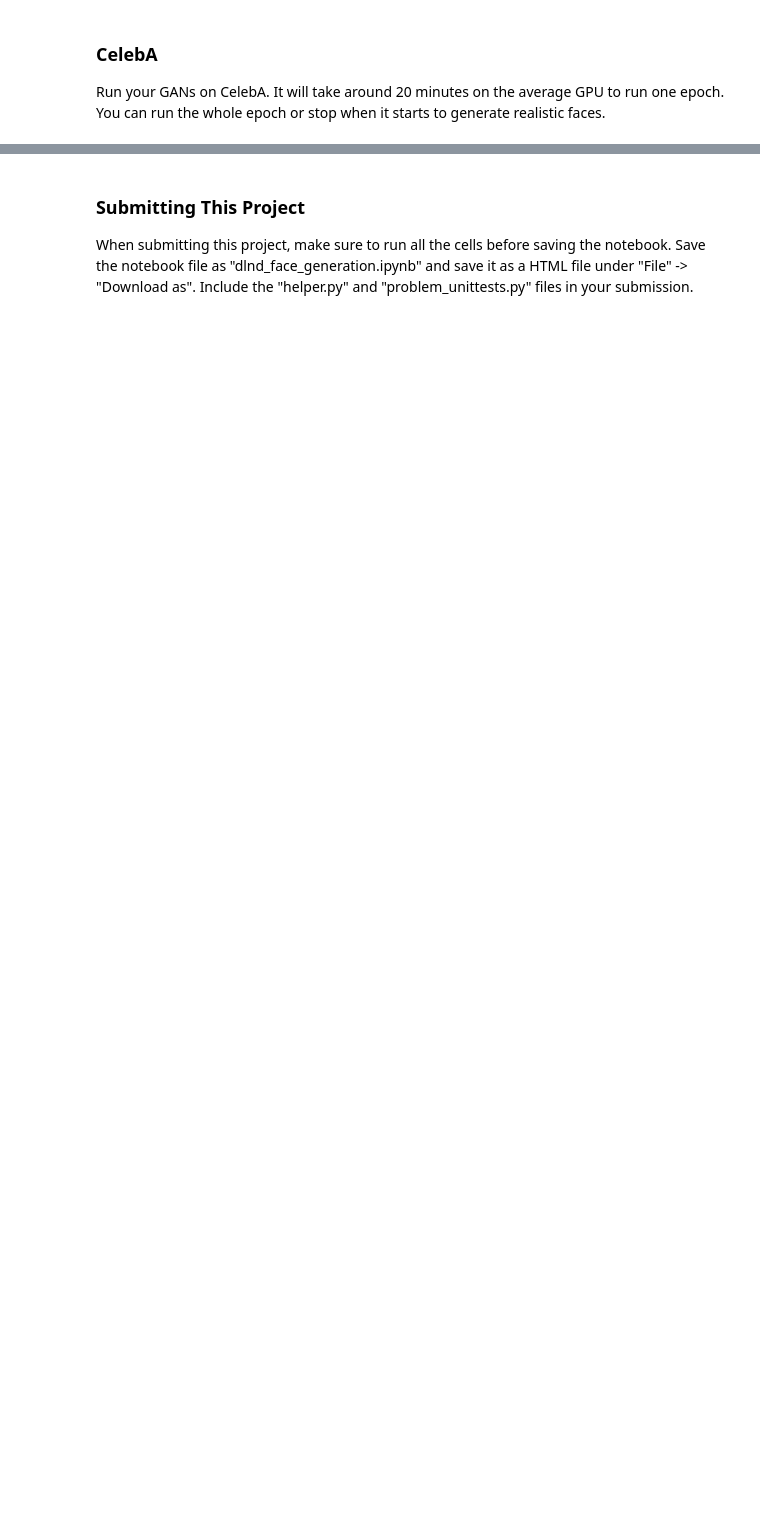
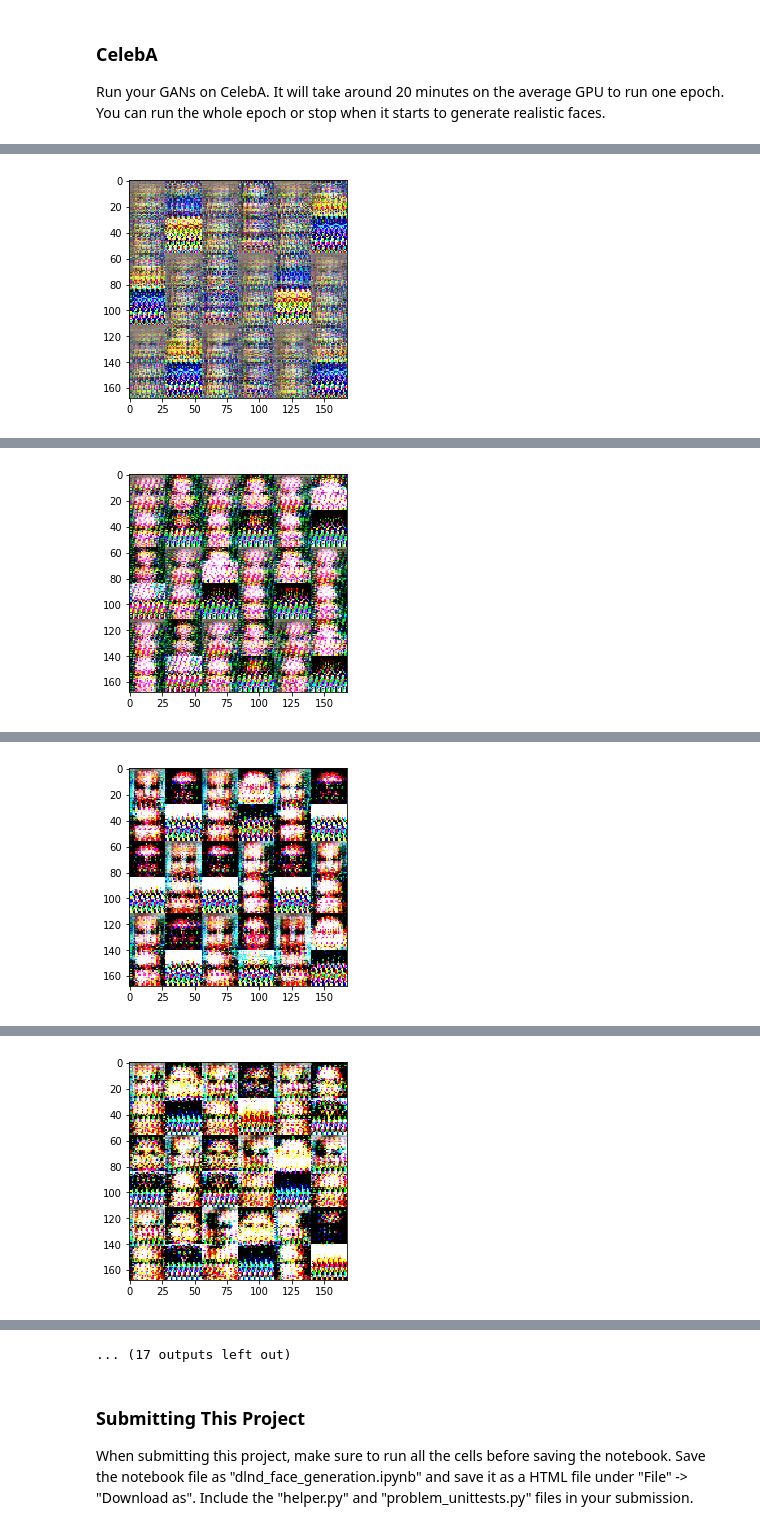
Before and after one commit to eleanorstrib/gan-generate-faces, a Jupyter notebook: dlnd_face_generation.ipynb, the cells around one changed output, grey strips where cells are left out. Drawn from its saved outputs; the diff is of its cells as text; code cells hidden in the pictures; blank space fills up the shorter version.

```diff
--- a/dlnd_face_generation.ipynb
+++ b/dlnd_face_generation.ipynb
@@ -452,7 +476,7 @@ Run your GANs on CelebA.  It will take around 20 minutes on the average GPU to r
 # %%
 batch_size = 128
 z_dim = 100
-learning_rate = 0.01
+learning_rate = 0.001
 beta1 = 0.5
 
 
@@ -485,0 +498 @@ Epoch 1/1 - training losses: - discriminator: 261.1700 | generator 4664.6665
+[figure, added]
@@ -485,0 +504 @@ Epoch 1/1 - training losses: - discriminator: 261.1700 | generator 4664.6665
+[figure, added]
@@ -485,0 +510 @@ Epoch 1/1 - training losses: - discriminator: 261.1700 | generator 4664.6665
+[figure, added]
@@ -485,0 +516 @@ Epoch 1/1 - training losses: - discriminator: 261.1700 | generator 4664.6665
+[figure, added]
@@ -486,3 +529,4 @@ Epoch 1/1 - training losses: - discriminator: 261.1700 | generator 4664.6665
+... (17 outputs left out)
 # %% [markdown]
 ### Submitting This Project
 When submitting this project, make sure to run all the cells before saving the notebook. Save the notebook file as "dlnd_face_generation.ipynb" and save it as a HTML file under "File" -> "Download as". Include the "helper.py" and "problem_unittests.py" files in your submission.
```
Also changed, not shown: parts of 7 cells of this notebook.
